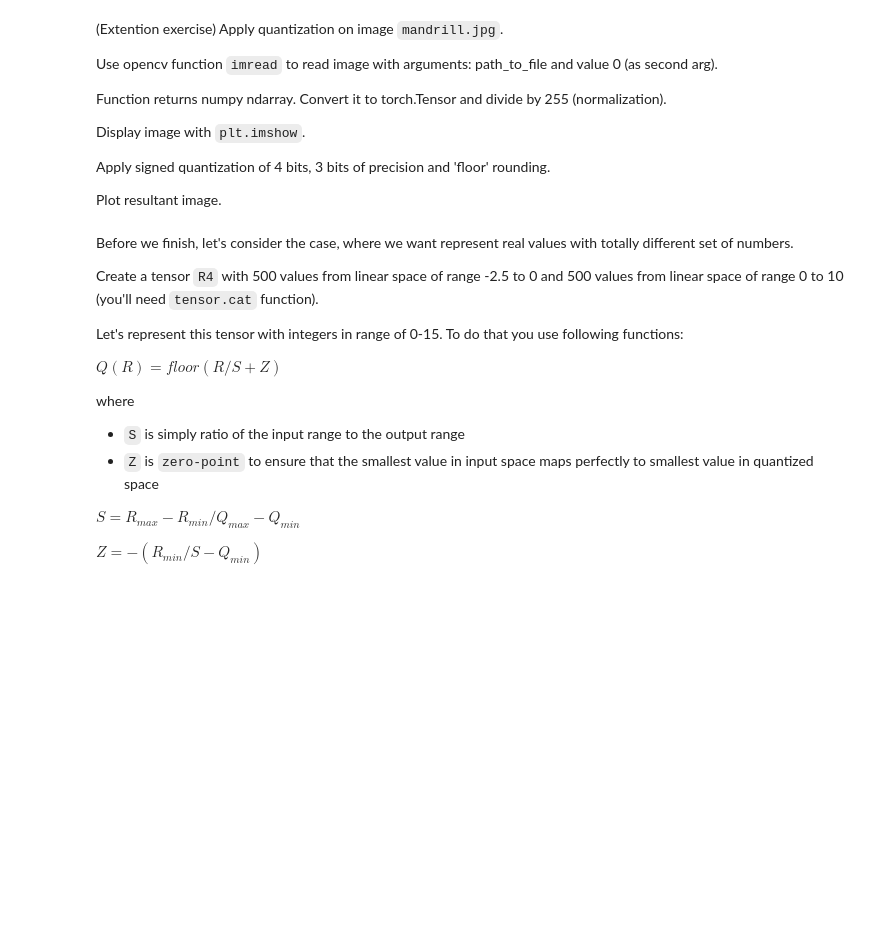
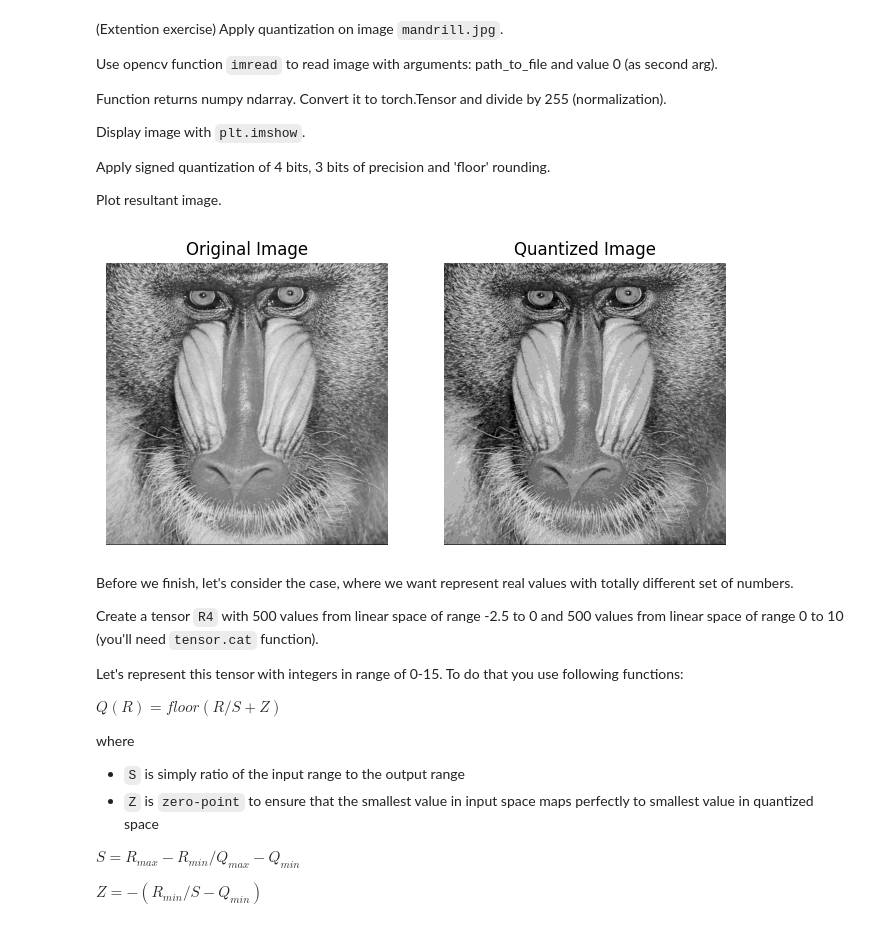
Before and after one commit to Mateleo/EmbeddedAI, a Jupyter notebook: Embedded/lab2/Lab2.ipynb, the cells around one changed output. Drawn from its saved outputs; the diff is of its cells as text; code cells hidden in the pictures; blank space fills up the shorter version.

```diff
--- a/Embedded/lab2/Lab2.ipynb
+++ b/Embedded/lab2/Lab2.ipynb
@@ -354,3 +429,34 @@ import cv2 as cv  # import opencv package
+# %%
+import cv2
+
+path_to_file = 'mandrill.jpg'
+image = cv2.imread(path_to_file, 0)
+
+image_tensor = torch.tensor(image) / 255.0
+
+bit_width = 5
+precision_bits = 2
+round_method = "floor"
+
+fraction_bits = bit_width - precision_bits
+scale_factor = 2 ** fraction_bits
+
+quantized_image = torch.floor(image_tensor * scale_factor) / scale_factor
+
+plt.figure(figsize=(8, 6))
+plt.subplot(121)
+plt.imshow(image_tensor, cmap='gray')
+plt.title("Original Image")
+plt.axis('off')
+
+plt.subplot(122)
+plt.imshow(quantized_image, cmap='gray')
+plt.title("Quantized Image")
+plt.axis('off')
+
+plt.show()
+# %% [output]
+[figure, added]
 # %% [markdown]
 Before we finish, let's consider the case, where we want represent real values with totally different set of numbers.
 
```
Also changed, not shown: parts of 12 cells of this notebook, 7 other files.
